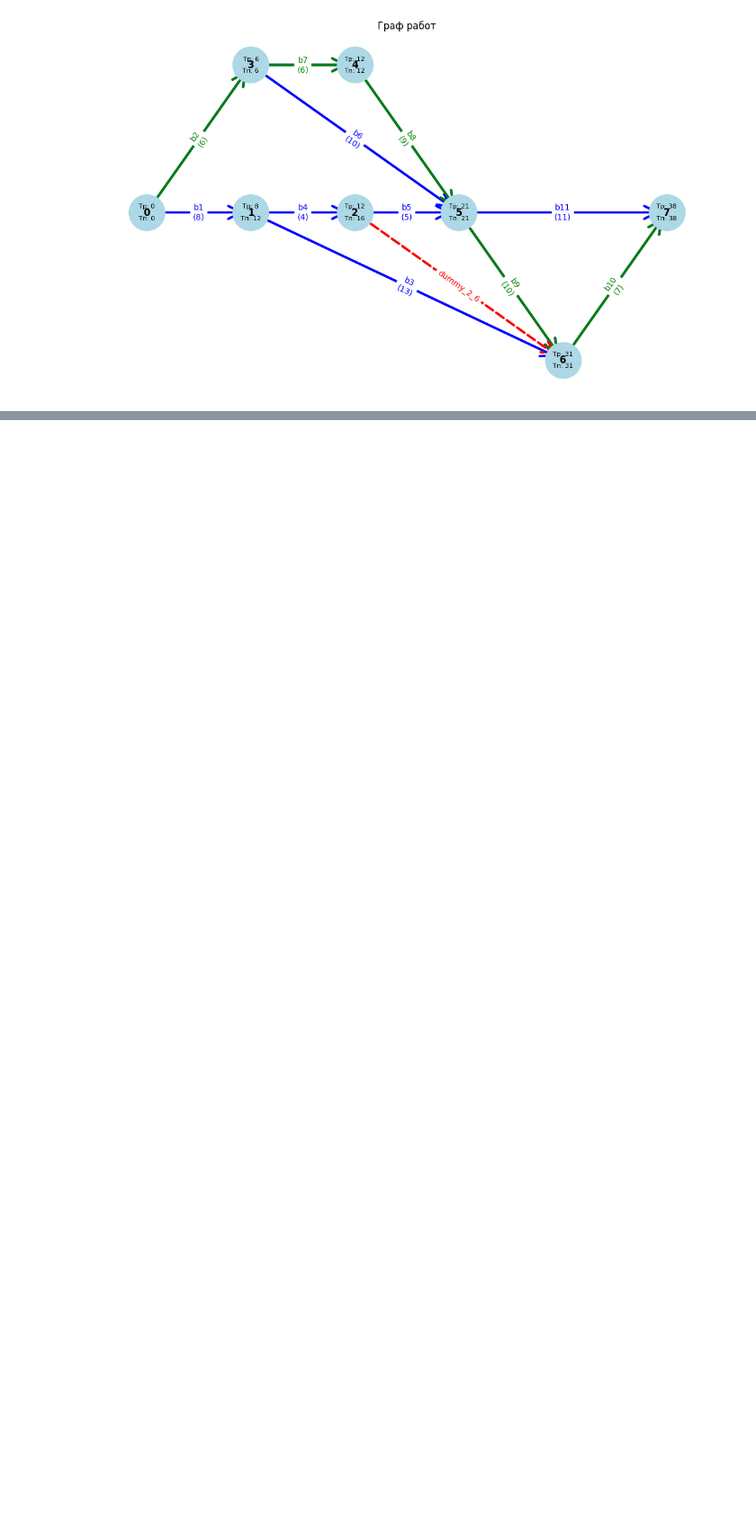
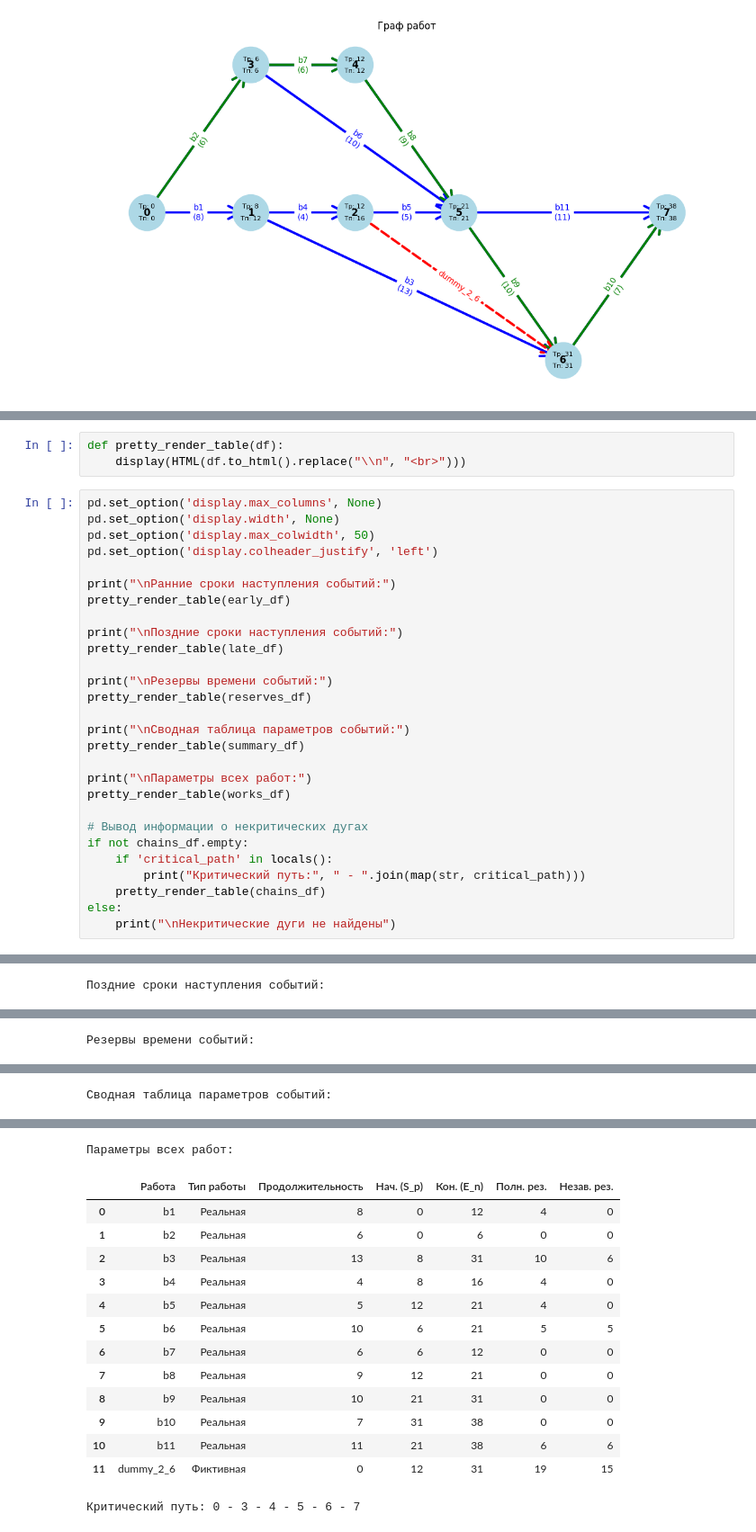
Before and after one commit to pentryyy/system_engineering, a Jupyter notebook: labs/system_engineering_lab3.ipynb, the cells around one changed output, grey strips where cells are left out. Shown: that part at 90% size. Saved outputs shown, nothing was run; the diff lists cells and outputs as text; blank space fills up the shorter version.

Commit message:
Добавлен вывод таблиц pandas

```diff
--- a/labs/system_engineering_lab3.ipynb
+++ b/labs/system_engineering_lab3.ipynb
@@ -1128,0 +1132,32 @@ plt.show()
+# %%
+def pretty_render_table(df):
+    display(HTML(df.to_html().replace("\\n", "<br>")))
+# %%
+pd.set_option('display.max_columns', None)
+pd.set_option('display.width', None)
+pd.set_option('display.max_colwidth', 50)
+pd.set_option('display.colheader_justify', 'left')
+
+print("\nРанние сроки наступления событий:")
+pretty_render_table(early_df)
+
+print("\nПоздние сроки наступления событий:")
+pretty_render_table(late_df)
+
+print("\nРезервы времени событий:")
+pretty_render_table(reserves_df)
+
+print("\nСводная таблица параметров событий:")
+pretty_render_table(summary_df)
+
+print("\nПараметры всех работ:")
+pretty_render_table(works_df)
+
+# Вывод информации о некритических дугах
+if not chains_df.empty:
+    if 'critical_path' in locals():
+        print("Критический путь:", " - ".join(map(str, critical_path)))
+    pretty_render_table(chains_df)
+else:
+    print("\nНекритические дуги не найдены")
+# %% [output]
@@ -1128,0 +1174 @@ plt.show()
+Поздние сроки наступления событий:
@@ -1128,0 +1184 @@ plt.show()
+Резервы времени событий:
@@ -1128,0 +1194 @@ plt.show()
+Сводная таблица параметров событий:
@@ -1128,0 +1204,15 @@ plt.show()
+Параметры всех работ:
+|  | Работа | Тип работы | Продолжительность | Нач. (S_p) | Кон. (E_n) | Полн. рез. | Незав. рез. |
+| 0 | b1 | Реальная | 8 | 0 | 12 | 4 | 0 |
+| 1 | b2 | Реальная | 6 | 0 | 6 | 0 | 0 |
+| 2 | b3 | Реальная | 13 | 8 | 31 | 10 | 6 |
+| 3 | b4 | Реальная | 4 | 8 | 16 | 4 | 0 |
+| 4 | b5 | Реальная | 5 | 12 | 21 | 4 | 0 |
+| 5 | b6 | Реальная | 10 | 6 | 21 | 5 | 5 |
+| 6 | b7 | Реальная | 6 | 6 | 12 | 0 | 0 |
+| 7 | b8 | Реальная | 9 | 12 | 21 | 0 | 0 |
+| 8 | b9 | Реальная | 10 | 21 | 31 | 0 | 0 |
+| 9 | b10 | Реальная | 7 | 31 | 38 | 0 | 0 |
+| 10 | b11 | Реальная | 11 | 21 | 38 | 6 | 6 |
+| 11 | dummy_2_6 | Фиктивная | 0 | 12 | 31 | 19 | 15 |
+Критический путь: 0 - 3 - 4 - 5 - 6 - 7
```
Also changed, not shown: parts of 3 cells of this notebook, 1 other file.
